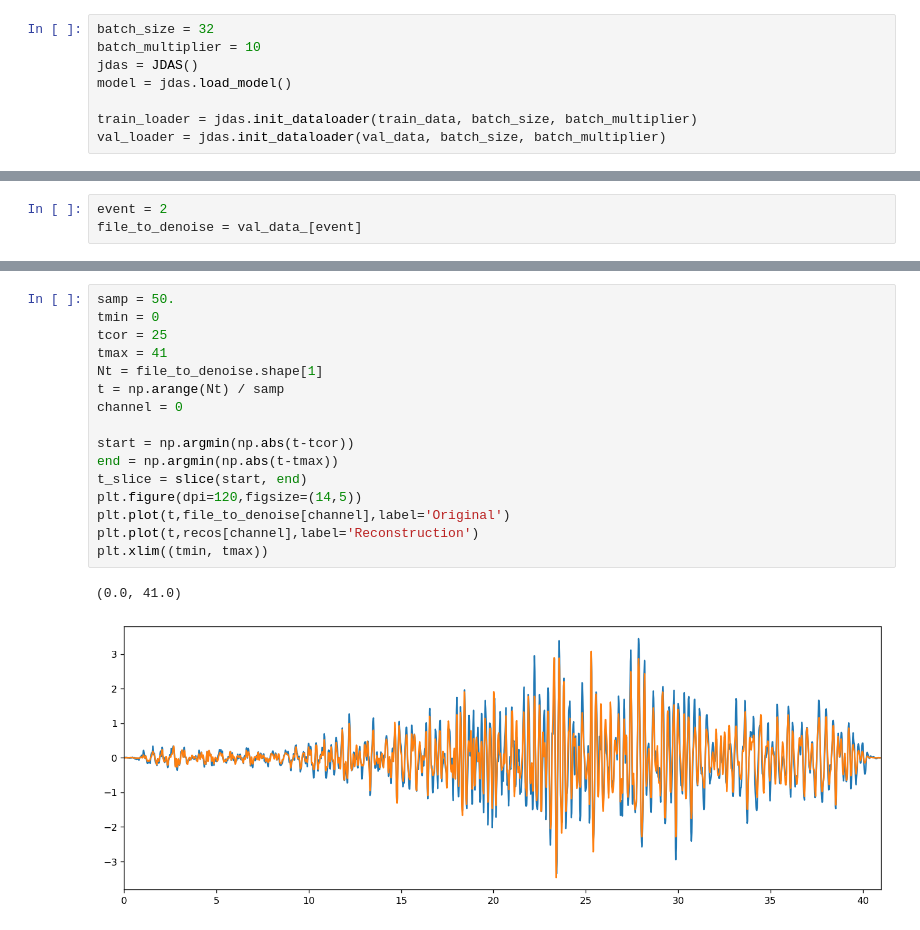
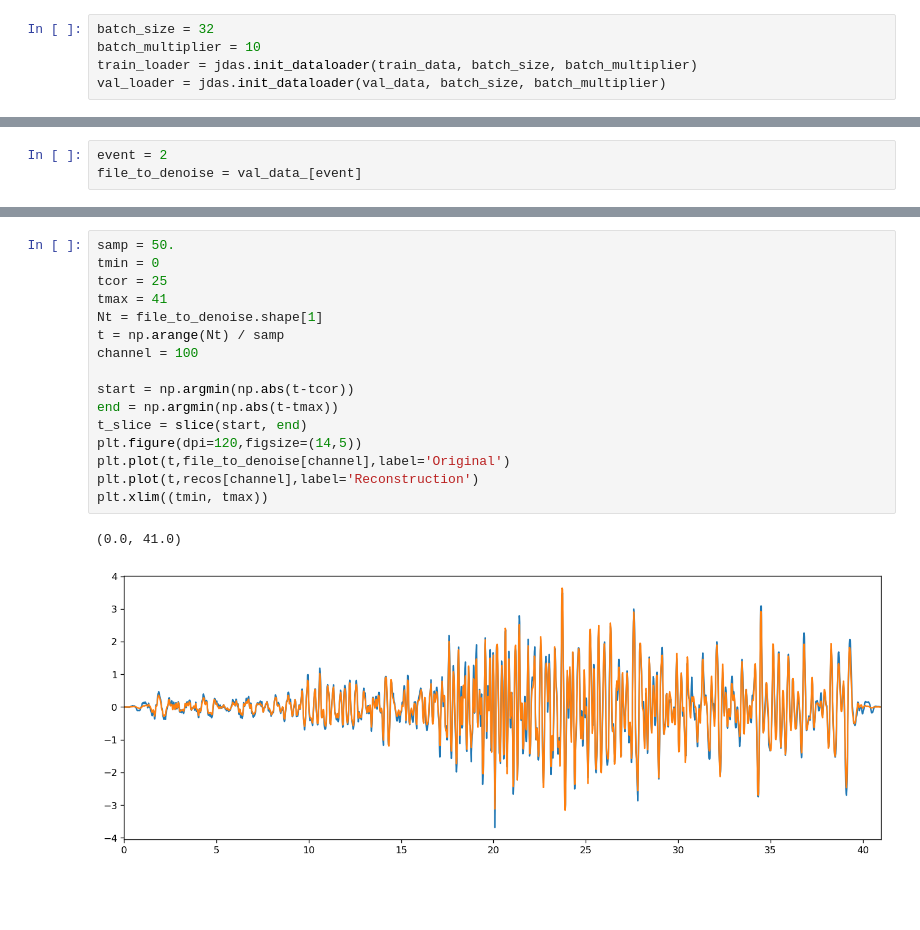
Before and after one commit to maniatisni/iDAS-self-supervised-denoising, a Jupyter notebook: jDAS-santorini.ipynb, the cells around one changed output, grey strips where cells are left out. Drawn from its saved outputs; the diff is of its cells as text; blank space fills up the shorter version.

```diff
--- a/jDAS-santorini.ipynb
+++ b/jDAS-santorini.ipynb
@@ -77,9 +77,6 @@ val_data = val_data_.reshape((3,500,2*2048))
 # %%
 batch_size = 32
 batch_multiplier = 10
-jdas = JDAS()
-model = jdas.load_model()
-
 train_loader = jdas.init_dataloader(train_data, batch_size, batch_multiplier)
 val_loader = jdas.init_dataloader(val_data, batch_size, batch_multiplier)
 # %%
@@ -170,19 +168,19 @@ plt.show()
 # %%
 samp = 50.
 tmin = 0
 tcor = 25
 tmax = 41
 Nt = file_to_denoise.shape[1]
 t = np.arange(Nt) / samp
-channel = 0
+channel = 100
 
 start = np.argmin(np.abs(t-tcor))
 end = np.argmin(np.abs(t-tmax))
 t_slice = slice(start, end)
 plt.figure(dpi=120,figsize=(14,5))
 plt.plot(t,file_to_denoise[channel],label='Original')
 plt.plot(t,recos[channel],label='Reconstruction')
 plt.xlim((tmin, tmax))
 # %% [output]
 (0.0, 41.0)
-[figure, old version]
+[figure, new version]
```
Also changed, not shown: parts of 6 cells of this notebook.
